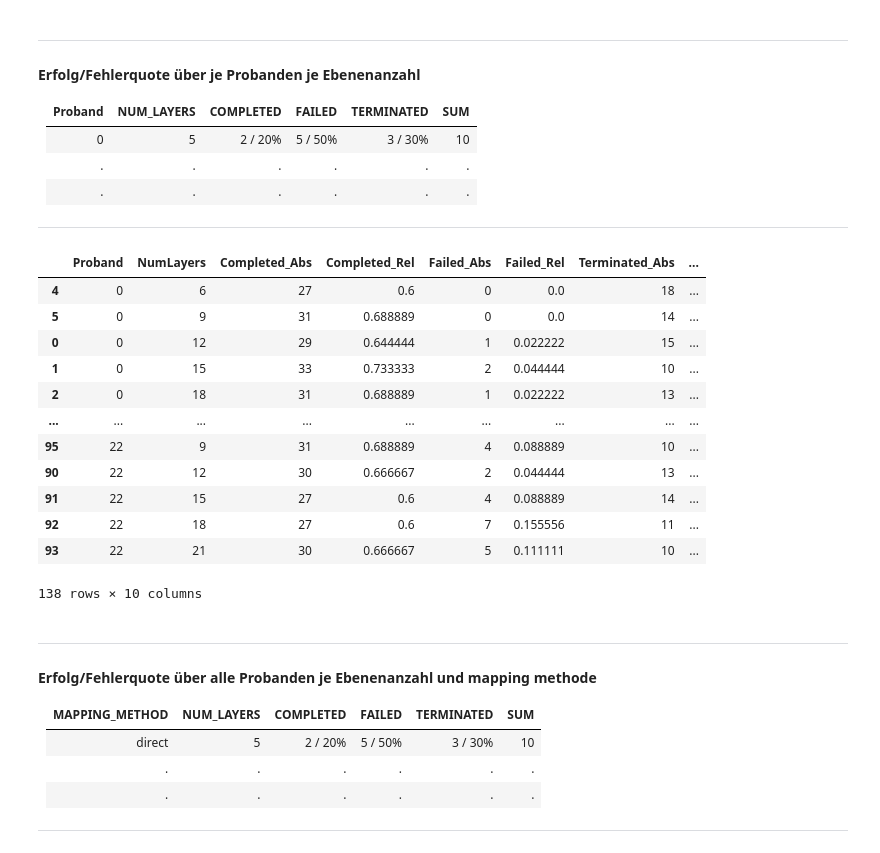
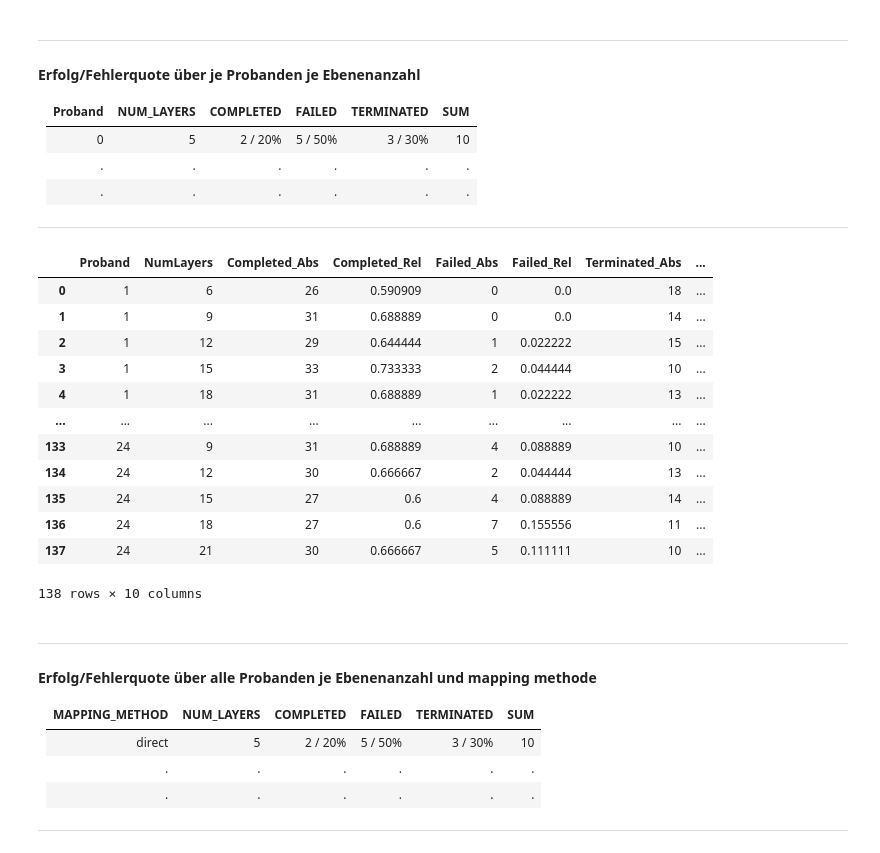
Before and after one commit to visualengineers/reflex-avi2022-results, a Jupyter notebook: code/zelasto study.ipynb, the cells around one changed output. Cells and saved outputs as stored; diff of their text form; code cells hidden in the pictures.

```diff
--- a/code/zelasto study.ipynb
+++ b/code/zelasto study.ipynb
@@ -548,7 +468,7 @@ Float64Index([12.221,    9.3, 11.357, 10.526,  9.006,  9.445, 12.669,   8.59,
 | .              | .         | .       | .          | .   |
 ---
 # %%
-df_resultStat = pd.read_csv('results.csv', sep=";", names = cn_result)
+df_resultStat = pd.read_csv('results.csv', sep=";")
 df_resultStat = df_resultStat.iloc[1: , :]
 
 cn_rates = ["NumLayers", "Completed_Abs", "Completed_Rel", "Failed_Abs", "Failed_Rel", "Terminated_Abs", "Terminated_Rel", "Sum"]
@@ -611,7 +531,7 @@ df_rates.to_csv(r'rates_global_layers.csv', sep= ";")
 | .           | .              | .         | .       | .          | .   |
 ---
 # %%
-df_resultStat = pd.read_csv('results.csv', sep=";", names = cn_result)
+df_resultStat = pd.read_csv('results.csv', sep=";")
 df_resultStat = df_resultStat.iloc[1: , :]
 
 cn_rates = ["Proband", "NumLayers", "Completed_Abs", "Completed_Rel", "Failed_Abs", "Failed_Rel", "Terminated_Abs", "Terminated_Rel", "Sum"]
@@ -631,44 +551,44 @@ for elem in groups:
 count = grouped["Result"].count()
 
 for index, value in count.items():
     rate = df_rates.loc[(df_rates["Proband"] == index[0]) & (df_rates["NumLayers"] == index[1])]
     r_index = rate.index
 
     if index[2] == " COMPLETED":
         compl_sum = int(rate["Completed_Abs"]) + value;
         df_rates.iat[r_index[0], 2] = compl_sum
 
     if index[2] == " FAILED":
         fail_sum = int(rate["Failed_Abs"]) + value;
         df_rates.iat[r_index[0], 4] = fail_sum
 
     if index[2] == " TERMINATED":
         term_sum = int(rate["Terminated_Abs"]) + value;
         df_rates.iat[r_index[0], 6] = term_sum
 
 df_rates["Sum"] = df_rates["Completed_Abs"] + df_rates["Failed_Abs"] + df_rates["Terminated_Abs"]
 df_rates["Completed_Rel"] = df_rates["Completed_Abs"] / df_rates["Sum"]
 df_rates["Failed_Rel"] = df_rates["Failed_Abs"] / df_rates["Sum"]
 df_rates["Terminated_Rel"] = df_rates["Terminated_Abs"] / df_rates["Sum"]
 
 df_rates["Sum_Rel"] = df_rates["Completed_Rel"] + df_rates["Failed_Rel"] + df_rates["Terminated_Rel"]
 
 display(df_rates.sort_values(by=["Proband", "NumLayers"], key=lambda col: col.astype(int)))
 
 df_rates.to_csv(r'rates_subject_layers.csv', sep= ";")
 # %% [output]
 |  | Proband | NumLayers | Completed_Abs | Completed_Rel | Failed_Abs | Failed_Rel | Terminated_Abs | ... |
-| 4 | 0 | 6 | 27 | 0.6 | 0 | 0.0 | 18 | ... |
-| 5 | 0 | 9 | 31 | 0.688889 | 0 | 0.0 | 14 | ... |
-| 0 | 0 | 12 | 29 | 0.644444 | 1 | 0.022222 | 15 | ... |
-| 1 | 0 | 15 | 33 | 0.733333 | 2 | 0.044444 | 10 | ... |
-| 2 | 0 | 18 | 31 | 0.688889 | 1 | 0.022222 | 13 | ... |
+| 0 | 1 | 6 | 26 | 0.590909 | 0 | 0.0 | 18 | ... |
+| 1 | 1 | 9 | 31 | 0.688889 | 0 | 0.0 | 14 | ... |
+| 2 | 1 | 12 | 29 | 0.644444 | 1 | 0.022222 | 15 | ... |
+| 3 | 1 | 15 | 33 | 0.733333 | 2 | 0.044444 | 10 | ... |
+| 4 | 1 | 18 | 31 | 0.688889 | 1 | 0.022222 | 13 | ... |
 | ... | ... | ... | ... | ... | ... | ... | ... | ... |
-| 95 | 22 | 9 | 31 | 0.688889 | 4 | 0.088889 | 10 | ... |
-| 90 | 22 | 12 | 30 | 0.666667 | 2 | 0.044444 | 13 | ... |
-| 91 | 22 | 15 | 27 | 0.6 | 4 | 0.088889 | 14 | ... |
-| 92 | 22 | 18 | 27 | 0.6 | 7 | 0.155556 | 11 | ... |
-| 93 | 22 | 21 | 30 | 0.666667 | 5 | 0.111111 | 10 | ... |
+| 133 | 24 | 9 | 31 | 0.688889 | 4 | 0.088889 | 10 | ... |
+| 134 | 24 | 12 | 30 | 0.666667 | 2 | 0.044444 | 13 | ... |
+| 135 | 24 | 15 | 27 | 0.6 | 4 | 0.088889 | 14 | ... |
+| 136 | 24 | 18 | 27 | 0.6 | 7 | 0.155556 | 11 | ... |
+| 137 | 24 | 21 | 30 | 0.666667 | 5 | 0.111111 | 10 | ... |
 138 rows × 10 columns
 # %% [markdown]
 ---
```
Also changed, not shown: parts of 9 cells of this notebook, 9 other files.
